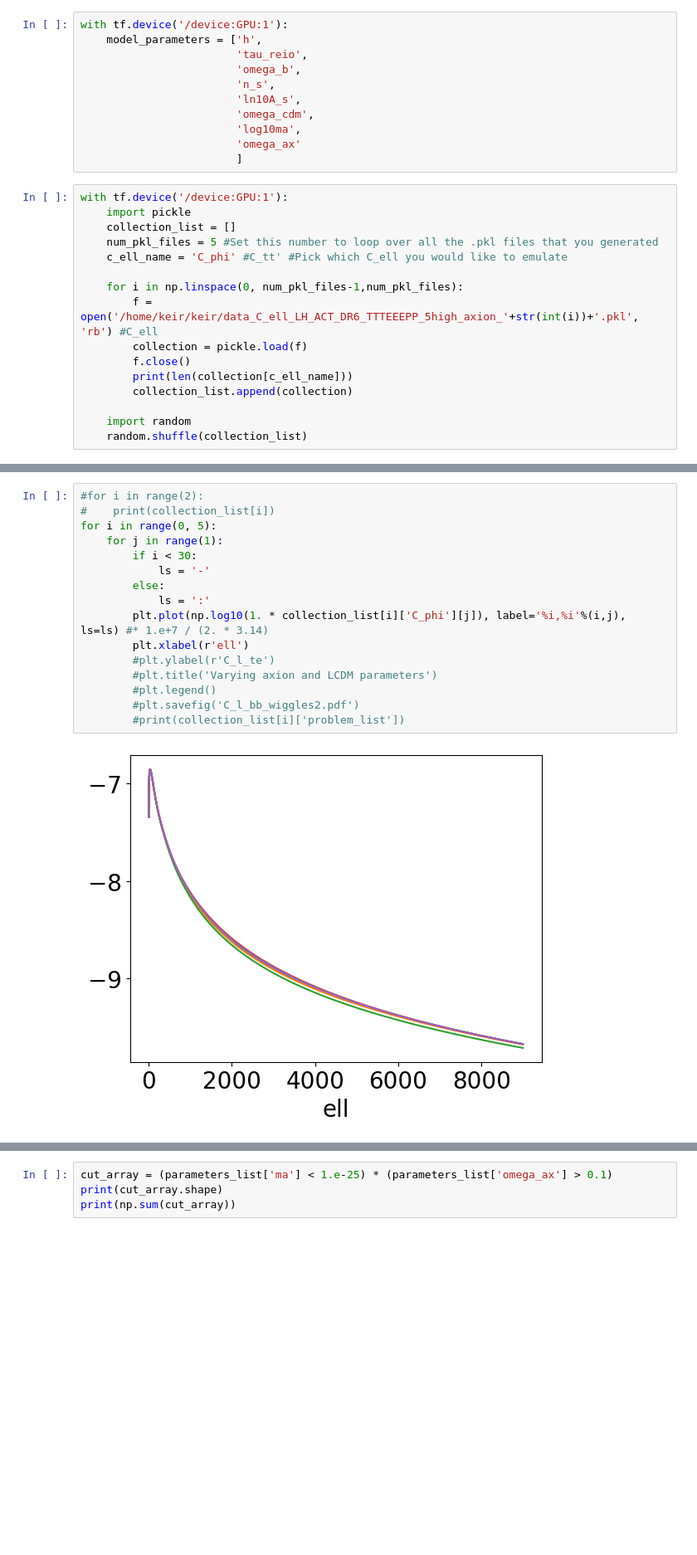
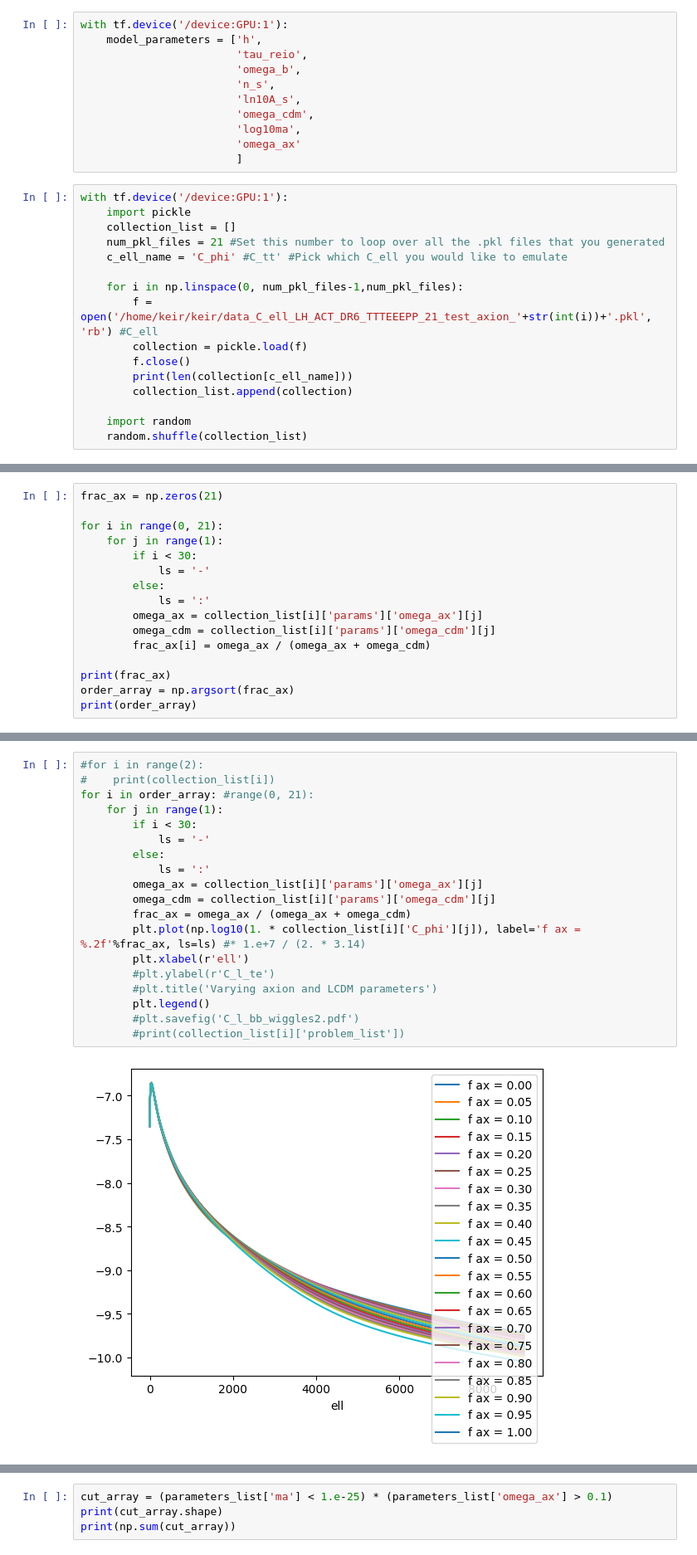
Before and after one commit to keirkwame/axionEmu, a Jupyter notebook: emulator_NN_C_ell_training.ipynb, the cells around one changed output, grey strips where cells are left out. Shown at 83% size. Cells and saved outputs as stored; diff of their text form; blank space fills up the shorter version.

Commit message:
Add bug fix test

```diff
--- a/emulator_NN_C_ell_training.ipynb
+++ b/emulator_NN_C_ell_training.ipynb
@@ -46,11 +46,11 @@ with tf.device('/device:GPU:1'):
 with tf.device('/device:GPU:1'):
     import pickle
     collection_list = []
-    num_pkl_files = 5 #Set this number to loop over all the .pkl files that you generated
+    num_pkl_files = 21 #Set this number to loop over all the .pkl files that you generated
     c_ell_name = 'C_phi' #C_tt' #Pick which C_ell you would like to emulate
 
     for i in np.linspace(0, num_pkl_files-1,num_pkl_files):
-        f = open('/home/keir/keir/data_C_ell_LH_ACT_DR6_TTTEEEPP_5high_axion_'+str(int(i))+'.pkl', 'rb') #C_ell
+        f = open('/home/keir/keir/data_C_ell_LH_ACT_DR6_TTTEEEPP_21_test_axion_'+str(int(i))+'.pkl', 'rb') #C_ell
         collection = pickle.load(f)
         f.close()
         print(len(collection[c_ell_name]))
@@ -66,0 +79,16 @@ with tf.device('/device:GPU:1'):
+# %%
+frac_ax = np.zeros(21)
+
+for i in range(0, 21):
+    for j in range(1):
+        if i < 30:
+            ls = '-'
+        else:
+            ls = ':'
+        omega_ax = collection_list[i]['params']['omega_ax'][j]
+        omega_cdm = collection_list[i]['params']['omega_cdm'][j]
+        frac_ax[i] = omega_ax / (omega_ax + omega_cdm)
+
+print(frac_ax)
+order_array = np.argsort(frac_ax)
+print(order_array)
@@ -67,18 +103,21 @@ with tf.device('/device:GPU:1'):
 # %%
 #for i in range(2):
 #    print(collection_list[i])
-for i in range(0, 5):
+for i in order_array: #range(0, 21):
     for j in range(1):
         if i < 30:
             ls = '-'
         else:
             ls = ':'
-        plt.plot(np.log10(1. * collection_list[i]['C_phi'][j]), label='%i,%i'%(i,j), ls=ls) #* 1.e+7 / (2. * 3.14)
+        omega_ax = collection_list[i]['params']['omega_ax'][j]
+        omega_cdm = collection_list[i]['params']['omega_cdm'][j]
+        frac_ax = omega_ax / (omega_ax + omega_cdm)
+        plt.plot(np.log10(1. * collection_list[i]['C_phi'][j]), label='f ax = %.2f'%frac_ax, ls=ls) #* 1.e+7 / (2. * 3.14)
         plt.xlabel(r'ell')
         #plt.ylabel(r'C_l_te')
         #plt.title('Varying axion and LCDM parameters')
-        #plt.legend()
+        plt.legend()
         #plt.savefig('C_l_bb_wiggles2.pdf')
         #print(collection_list[i]['problem_list'])
 # %% [output]
-[figure, old version]
+[figure, new version]
```
Also changed, not shown: parts of 12 cells of this notebook, 3 other files.
